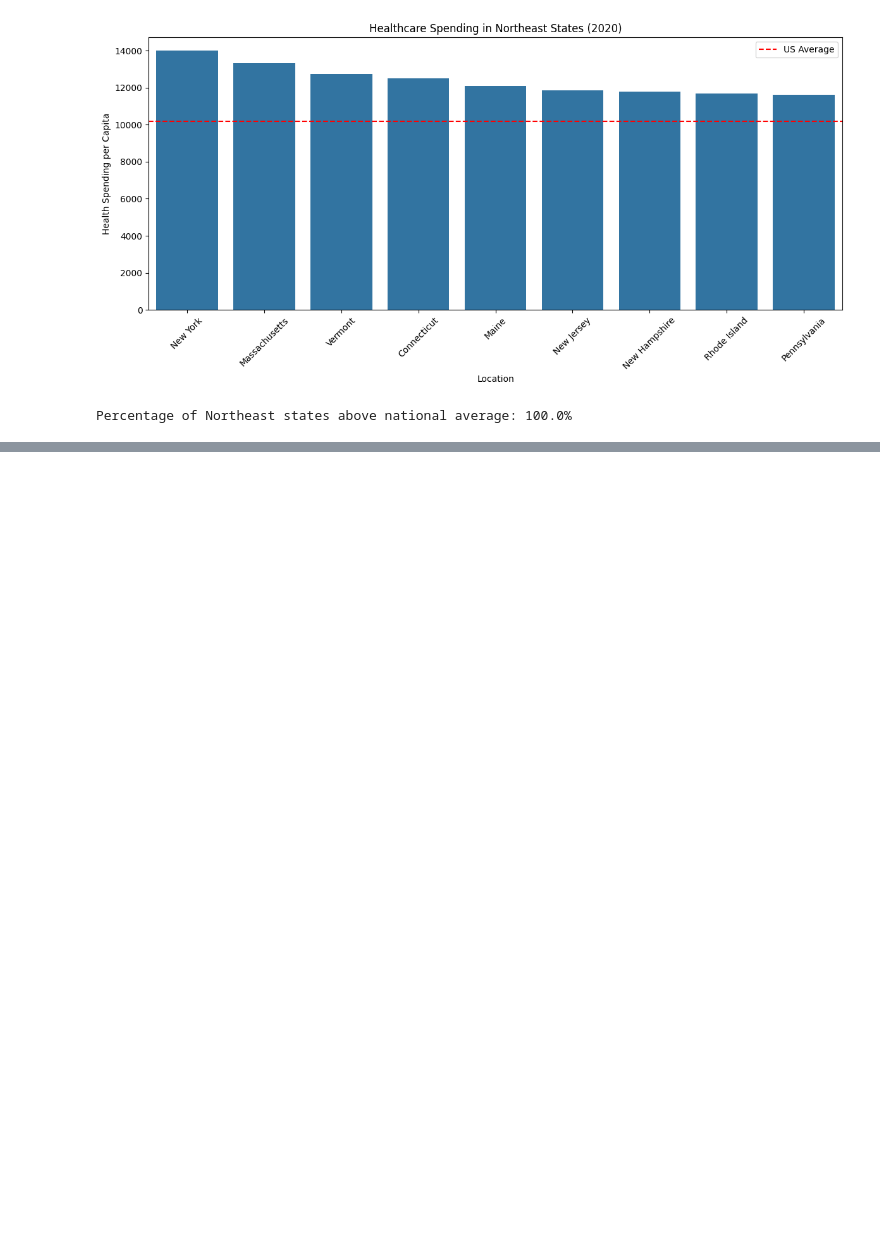
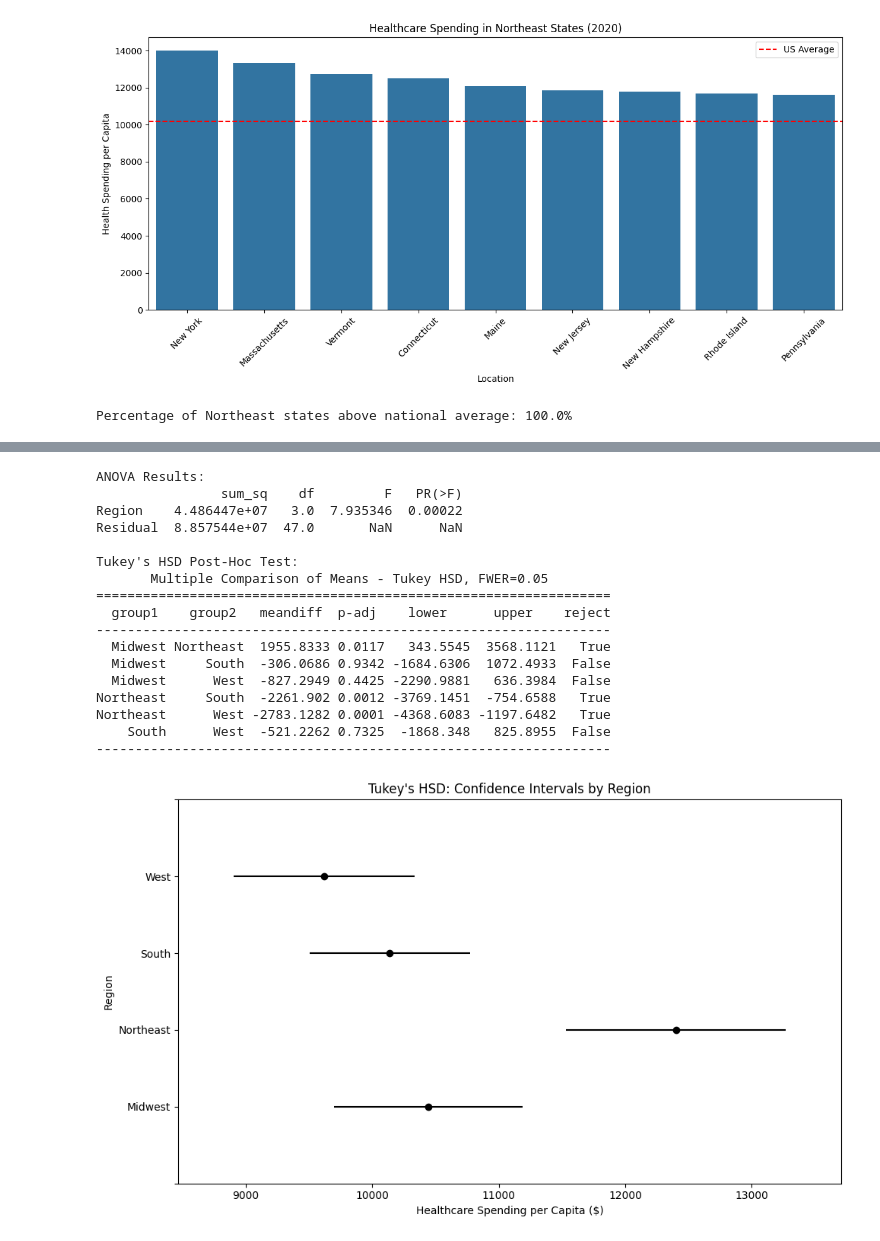
Before and after one commit to tunderscoreyler9/us-healthcare-cost-analysis, a Jupyter notebook: notebooks/02_exploratory_analysis.ipynb, the cells around one changed output, grey strips where cells are left out. Cells and saved outputs as stored; diff of their text form; code cells hidden in the pictures; blank space fills up the shorter version.

```diff
--- a/notebooks/02_exploratory_analysis.ipynb
+++ b/notebooks/02_exploratory_analysis.ipynb
@@ -763,0 +771,52 @@ Percentage of Northeast states above national average: 100.0%
+# %%
+# Post-hoc tests for ANOVA (Tukey HSD):
+# Although I have conducted a variance analysis and some t-tests, post-hoc tests (e.g. Tukey's HSD)
+# help pinpoint specific differences between groups after an ANOVA test.
+
+from statsmodels.stats.multicomp import pairwise_tukeyhsd
+import statsmodels.api as sm
+
+# Prepare data for ANOVA
+anova_data = state_data[['Health Spending per Capita', 'Region']]
+
+# Perform ANOVA
+model = sm.formula.ols('Q("Health Spending per Capita") ~ Region', data=anova_data).fit()
+anova_table = sm.stats.anova_lm(model, typ=2)
+print("\nANOVA Results:")
+print(anova_table)
+
+# Tukey's HSD post-hoc test
+tukey = pairwise_tukeyhsd(endog=anova_data['Health Spending per Capita'],
+                            groups=anova_data['Region'],
+                            alpha=0.05)
+
+print("\nTukey's HSD Post-Hoc Test:")
+print(tukey)
+
+# Visualise Tukey's HSD results
+tukey.plot_simultaneous()
+plt.title("Tukey's HSD: Confidence Intervals by Region")
+# plt.show()
+plt.xlabel('Healthcare Spending per Capita ($)')
+plt.ylabel('Region')
+plt.tight_layout()
+plt.show()
+# %% [output]
+ANOVA Results:
+                sum_sq    df         F   PR(>F)
+Region    4.486447e+07   3.0  7.935346  0.00022
+Residual  8.857544e+07  47.0       NaN      NaN
+
+Tukey's HSD Post-Hoc Test:
+       Multiple Comparison of Means - Tukey HSD, FWER=0.05
+==================================================================
+  group1    group2   meandiff  p-adj    lower      upper    reject
+------------------------------------------------------------------
+  Midwest Northeast  1955.8333 0.0117   343.5545  3568.1121   True
+  Midwest     South  -306.0686 0.9342 -1684.6306  1072.4933  False
+  Midwest      West  -827.2949 0.4425 -2290.9881   636.3984  False
+Northeast     South  -2261.902 0.0012 -3769.1451  -754.6588   True
+Northeast      West -2783.1282 0.0001 -4368.6083 -1197.6482   True
+    South      West  -521.2262 0.7325  -1868.348   825.8955  False
+------------------------------------------------------------------
+[figure, added]
```
Also changed, not shown: parts of 1 cell of this notebook.
